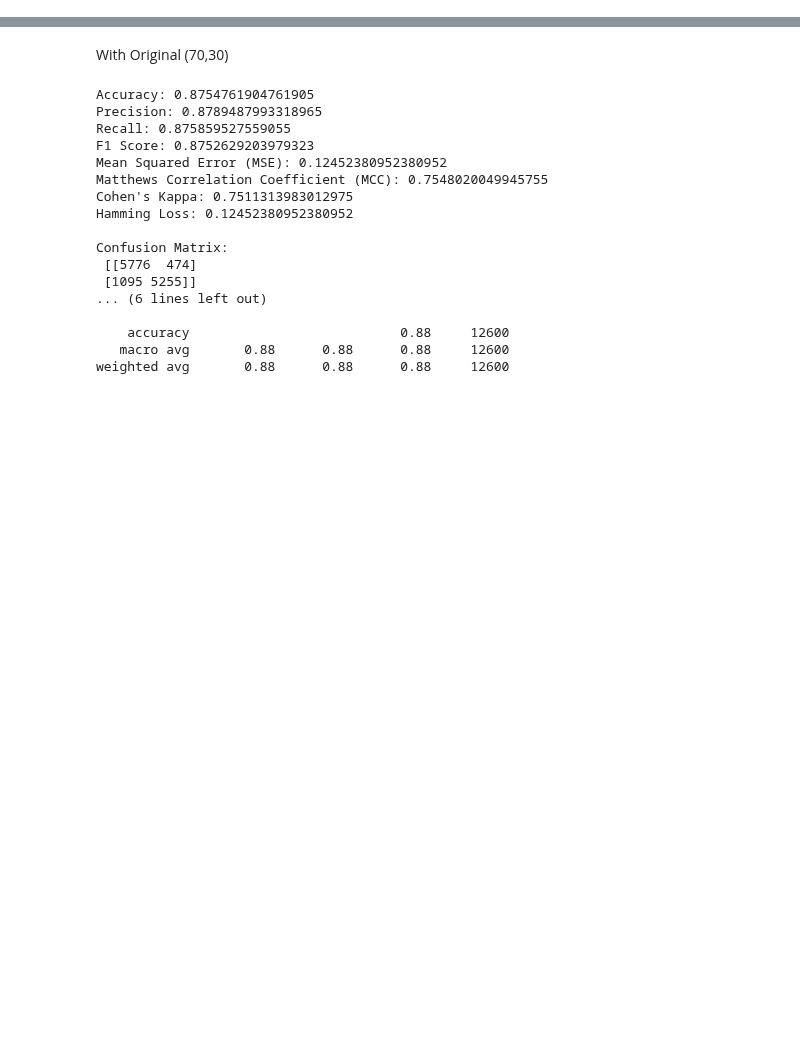
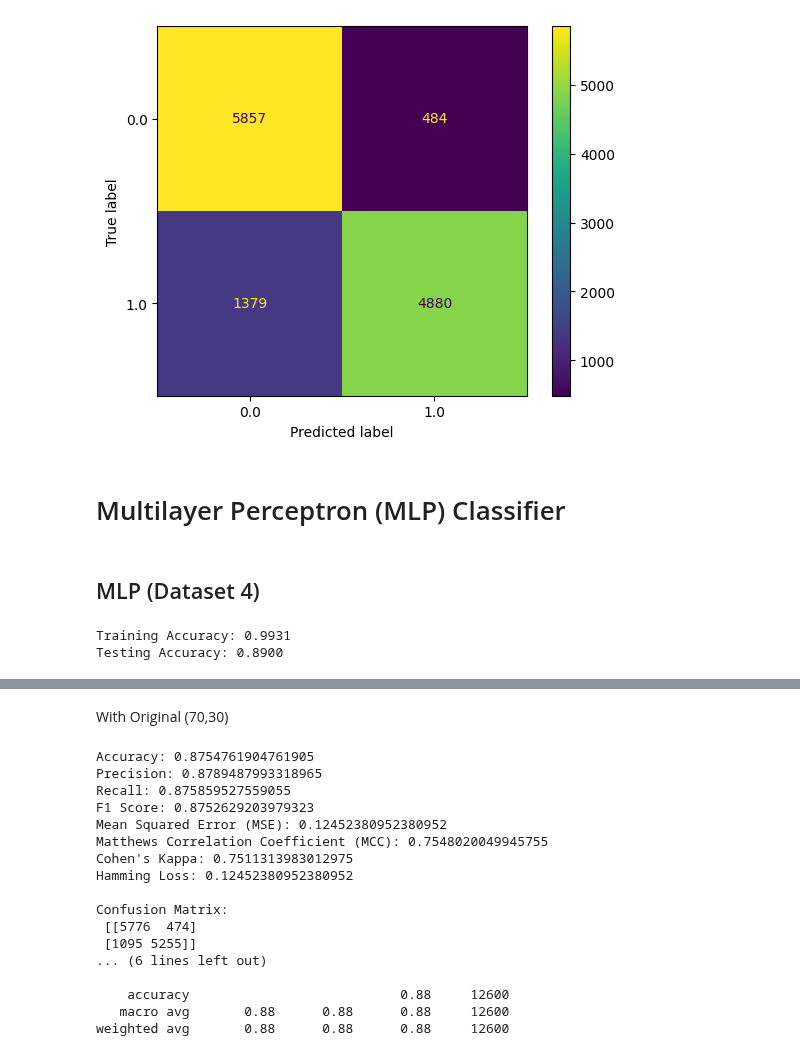
Before and after one commit to ptrpfa/UWB-LOS-NLOS-Classification, a Jupyter notebook: data_mining.ipynb, the cells around one changed output, grey strips where cells are left out. Cells and saved outputs as stored; diff of their text form; code cells hidden in the pictures; blank space fills up the shorter version.

```diff
--- a/data_mining.ipynb
+++ b/data_mining.ipynb
@@ -104,0 +216,12 @@ Random Forest?
+# %%
+predictions = clf.predict(x_test)
+cm = confusion_matrix(y_test, predictions, labels=clf.classes_)
+disp = ConfusionMatrixDisplay(confusion_matrix = cm, display_labels = clf.classes_)
+disp.plot()
+plt.show()
+# %% [output]
+[figure, added]
+# %% [markdown]
+# Multilayer Perceptron (MLP) Classifier
+# %% [markdown]
+## MLP (Dataset 4)
@@ -104,0 +253,6 @@ Random Forest?
+# %%
+print("Training Accuracy: %.4f" % accuracy_score(y_train, y_train_pred))
+print("Testing Accuracy: %.4f" % accuracy_score(y_test, y_test_pred))
+# %% [output]
+Training Accuracy: 0.9931
+Testing Accuracy: 0.8900
```
Also changed, not shown: parts of 35 cells of this notebook, 3 other files.
